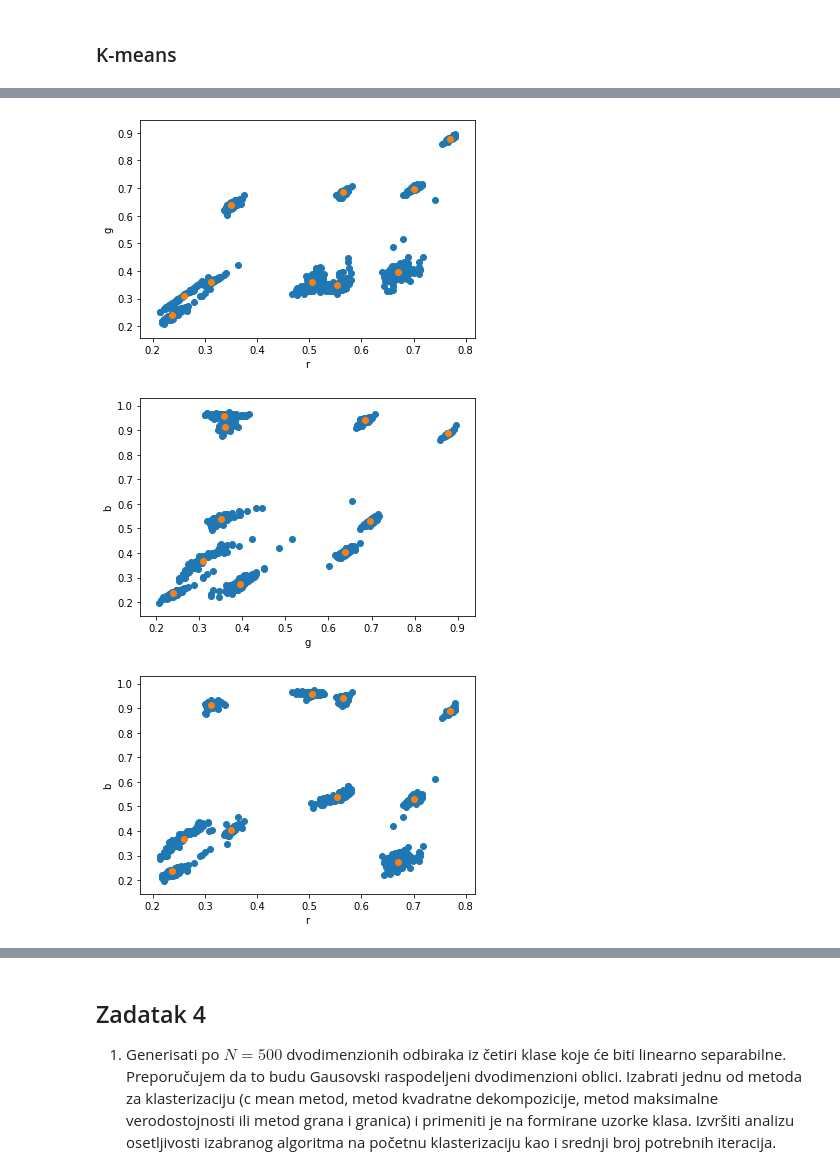
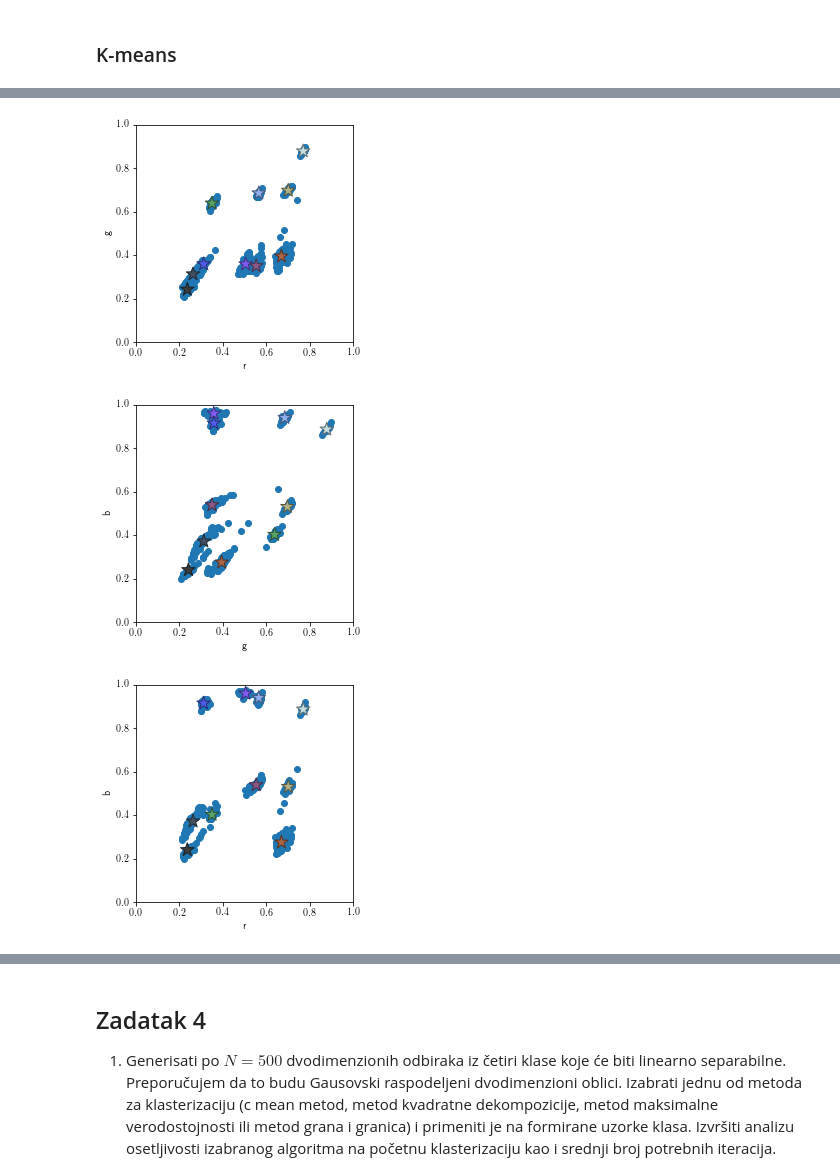
Before and after one commit to djokjulapfe/po, a Jupyter notebook: main.ipynb, the cells around one changed output, grey strips where cells are left out. Saved outputs shown, nothing was run; the diff lists cells and outputs as text; code cells hidden in the pictures.

```diff
--- a/main.ipynb
+++ b/main.ipynb
@@ -670,7 +670,7 @@ def mutate(
         shift_select * (np.random.randn(*models.shape) * 3)).astype(int)
 
 
-def initialize(param_count: int = 20, population_count: int = 100):
+def initialize(param_count: int = 4*10, population_count: int = 100):
     v1 = (np.random.rand(population_count, param_count // 2) * 32)
     v2 = (np.random.rand(population_count, param_count // 2) * 32)
     v_combined = np.zeros((v1.shape[0], v1.shape[1] + v2.shape[1]))
@@ -678,21 +678,24 @@ def initialize(param_count: int = 20, population_count: int = 100):
     v_combined[:, 1::2] = v2 + 32
     return v_combined.astype(int)
 # %%
-def evolution_optimization(trai_set: list, val_set: list):
+def evolution_optimization(train_set: list, val_set: list):
 
     import time
     start_time = time.time()
 
-    models = initialize(population_count = 100)
+    models = initialize(population_count = 200)
     models = select_best_models(models, train_set, selection_rate = 0.2)
 
-    for k in range(5):
+    for k in range(15):
         print("Iteration {}:".format(k))
-        models = crossover(models, final_count=100)
+        models = crossover(models, final_count=200)
         models = mutate(models, shift_rate = 0.1 / (k + 1))
         models = select_best_models(models, train_set, selection_rate = 0.4)
 
-        print("Accuracy: {:.03f}".format(evaluate_model(models[0], train_set, k_fold=False, val_set=val_set)))
+        acc = evaluate_model(models[0], train_set, k_fold=False, val_set=val_set)
+        print("Accuracy: {:.03f}".format(acc))
+        if acc > 0.98:
+            break
 
     print("Execution time: {:.03f}".format(time.time() - start_time))
 
@@ -1145,10 +1231,10 @@ while True:
             means[i] = mean[:-1] / mean[-1]
 
     # Draw
-    plt.scatter(X[:, 1], X[:, 2])
-    for i in range(10):
-        plt.scatter(means[i, 0], means[i, 1])
-    plt.show()
+#     plt.scatter(X[:, 1], X[:, 2])
+#     for i in range(10):
+#         plt.scatter(means[i, 0], means[i, 1])
+#     plt.show()
 
     # End condition
     if np.sum(1.0 * (old_means == means)) == 30:
@@ -1188,20 +1278,34 @@ array([[0.26013101, 0.3089499 , 0.36723089],
 # %%
 plt.scatter(X[:, 1], X[:, 2])
-plt.scatter(means[:, 0], means[:, 1])
+plt.scatter(means[:, 0], means[:, 1], s=200, marker='*', edgecolor=0.5*means, c=means)
 plt.xlabel('r')
 plt.ylabel('g')
+plt.gca().set_aspect('equal')
+plt.xlim([0, 1])
+plt.ylim([0, 1])
+plt.savefig('balls_rg.svg')
 plt.show()
+
 plt.scatter(X[:, 2], X[:, 3])
-plt.scatter(means[:, 1], means[:, 2])
+plt.scatter(means[:, 1], means[:, 2], s=200, marker='*', edgecolor=0.5*means, c=means)
 plt.xlabel('g')
 plt.ylabel('b')
+plt.gca().set_aspect('equal')
+plt.xlim([0, 1])
+plt.ylim([0, 1])
+plt.savefig('balls_gb.svg')
 plt.show()
+
 plt.scatter(X[:, 1], X[:, 3])
-plt.scatter(means[:, 0], means[:, 2])
+plt.scatter(means[:, 0], means[:, 2], s=200, marker='*', edgecolor=0.5*means, c=means)
 plt.xlabel('r')
 plt.ylabel('b')
+plt.gca().set_aspect('equal')
+plt.xlim([0, 1])
+plt.ylim([0, 1])
+plt.savefig('balls_rb.svg')
 plt.show()
 # %% [output]
-[figure, old version]
+[figure, new version]
-[figure, old version]
+[figure, new version]
-[figure, old version]
+[figure, new version]
```
Also changed, not shown: parts of 28 cells of this notebook.
